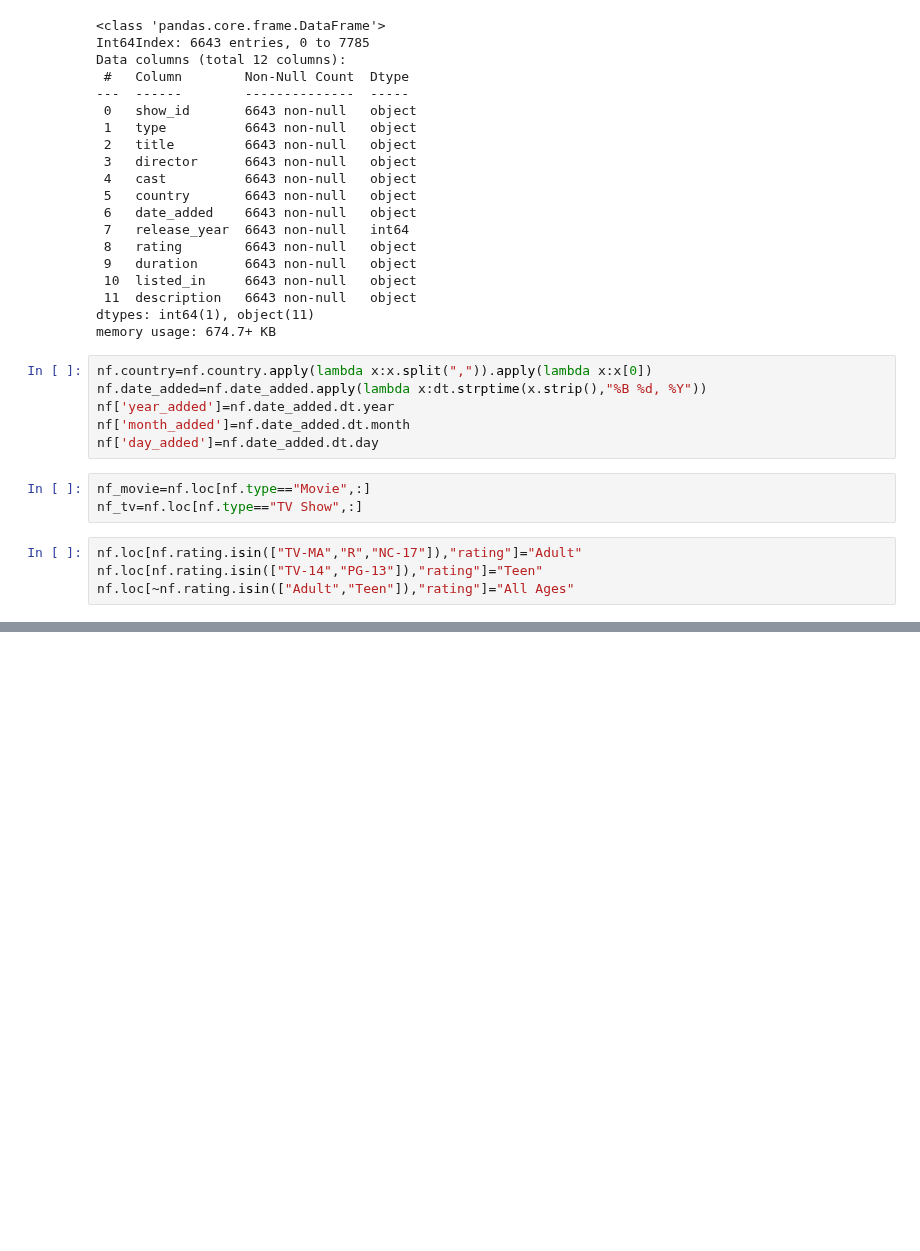
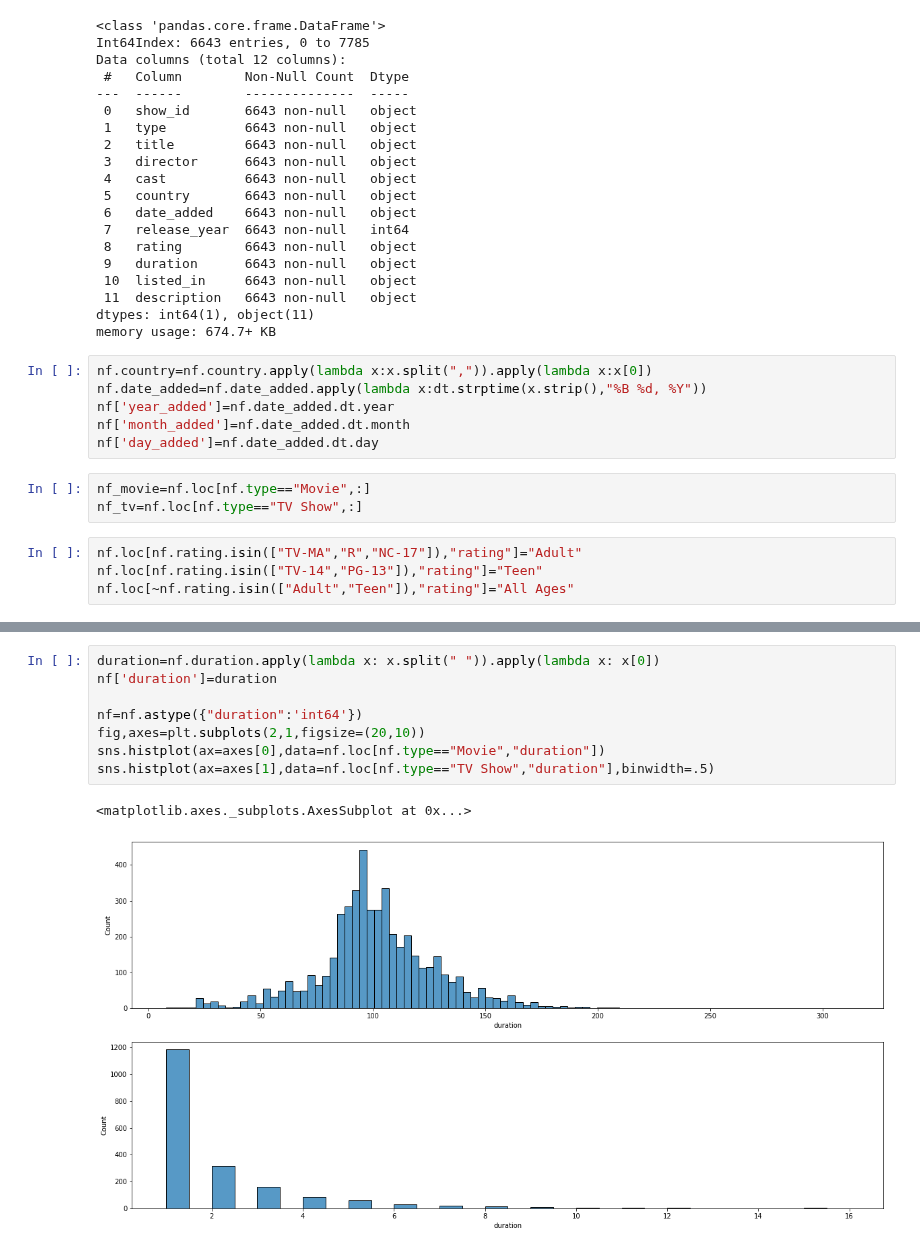
Before and after one commit to xanasa14/MLImplementations, a Jupyter notebook: NetflixVisualization.ipynb, the cells around one changed output, grey strips where cells are left out. Drawn from its saved outputs; the diff is of its cells as text; blank space fills up the shorter version.

```diff
--- a/NetflixVisualization.ipynb
+++ b/NetflixVisualization.ipynb
@@ -57,0 +95,11 @@ nf.loc[~nf.rating.isin(["Adult","Teen"]),"rating"]="All Ages"
+# %%
+duration=nf.duration.apply(lambda x: x.split(" ")).apply(lambda x: x[0])
+nf['duration']=duration
+
+nf=nf.astype({"duration":'int64'})
+fig,axes=plt.subplots(2,1,figsize=(20,10))
+sns.histplot(ax=axes[0],data=nf.loc[nf.type=="Movie","duration"])
+sns.histplot(ax=axes[1],data=nf.loc[nf.type=="TV Show","duration"],binwidth=.5)
+# %% [output]
+<matplotlib.axes._subplots.AxesSubplot at 0x...>
+[figure, added]
```
Also changed, not shown: parts of 8 cells of this notebook.
